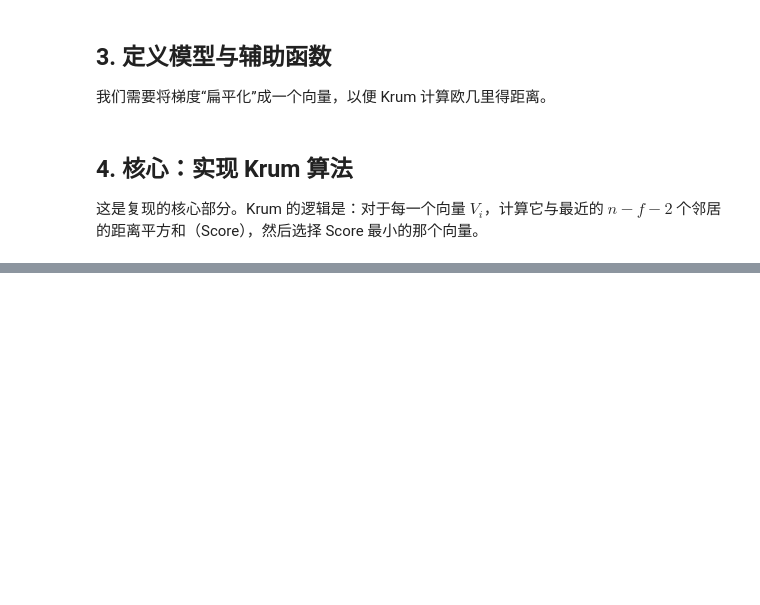
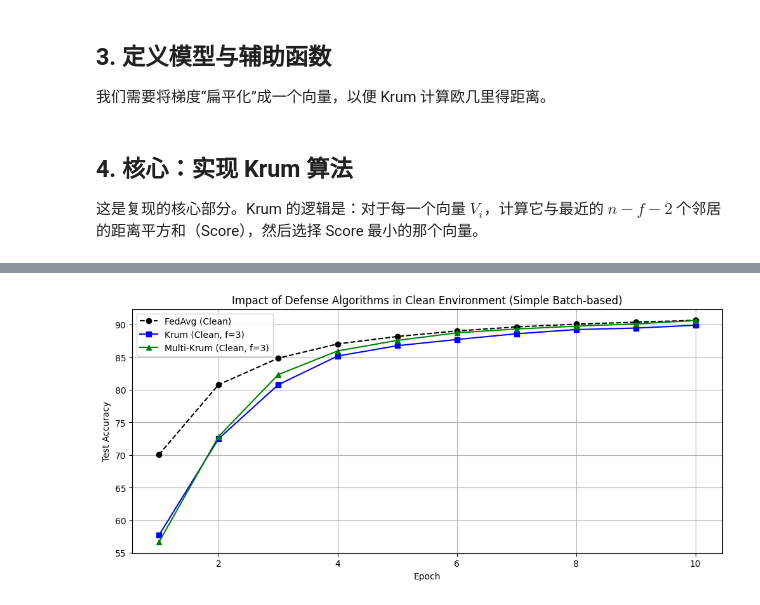
Before and after one commit to Forst25571765/Byzantine-Krum-MNIST, a Jupyter notebook: byzantine_krum_mnist.ipynb, the cells around one changed output, grey strips where cells are left out. Saved outputs shown, nothing was run; the diff lists cells and outputs as text; code cells hidden in the pictures; blank space fills up the shorter version.

```diff
--- a/byzantine_krum_mnist.ipynb
+++ b/byzantine_krum_mnist.ipynb
@@ -519,16 +525,0 @@ Epoch 5: Loss=0.5446, Accuracy=87.38%
-# %%
-# 运行标准模式对比实验
-_, acc_std_avg = train_distributed_standard("Avg", num_epochs=5)
-
-_, acc_std_krum = train_distributed_standard("Krum", num_epochs=5)
-
-plt.figure(figsize=(10, 5))
-plt.plot(range(1, 6), acc_std_avg, 'r--o', label='FedAvg (Standard)')
-plt.plot(range(1, 6), acc_std_krum, 'b-o', label='Krum (Standard)')
-plt.title('Standard Training: FedAvg vs Krum')
-plt.xlabel('Epoch')
-plt.ylabel('Test Accuracy')
-plt.legend()
-plt.grid(True)
-plt.savefig('standard_comparison.png') # 保存图片
-plt.show()
@@ -607,0 +606,10 @@ Epoch 5: Loss=0.5130, Accuracy=88.53%
+# %%
+# --- 执行对比实验 ---
+# 1. FedAvg (Clean Baseline)
+_, acc_simple_clean_avg = train_distributed_clean("Avg", num_epochs=10, f_defense=0)
+
+# 2. Krum (Clean, f=3)
+_, acc_simple_clean_krum = train_distributed_clean("Krum", num_epochs=10, f_defense=3)
+
+# 3. Multi-Krum (Clean, f=3)
+_, acc_simple_clean_multi = train_distributed_clean("Multi-Krum", num_epochs=10, f_defense=3)
@@ -607,0 +634,15 @@ Epoch 5: Loss=0.5130, Accuracy=88.53%
+# %%
+# 4. 绘图
+plt.figure(figsize=(12, 5))
+epochs_range = range(1, len(acc_simple_clean_avg) + 1)
+plt.plot(epochs_range, acc_simple_clean_avg, 'k--o', label='FedAvg (Clean)')
+plt.plot(epochs_range, acc_simple_clean_krum, 'b-s', label='Krum (Clean, f=3)')
+plt.plot(epochs_range, acc_simple_clean_multi, 'g-^', label='Multi-Krum (Clean, f=3)')
+plt.title('Impact of Defense Algorithms in Clean Environment (Simple Batch-based)')
+plt.xlabel('Epoch')
+plt.ylabel('Test Accuracy')
+plt.legend()
+plt.grid(True)
+plt.show()
+# %% [output]
+[figure, added]
```
Also changed, not shown: parts of 14 cells of this notebook, 6 other files.
